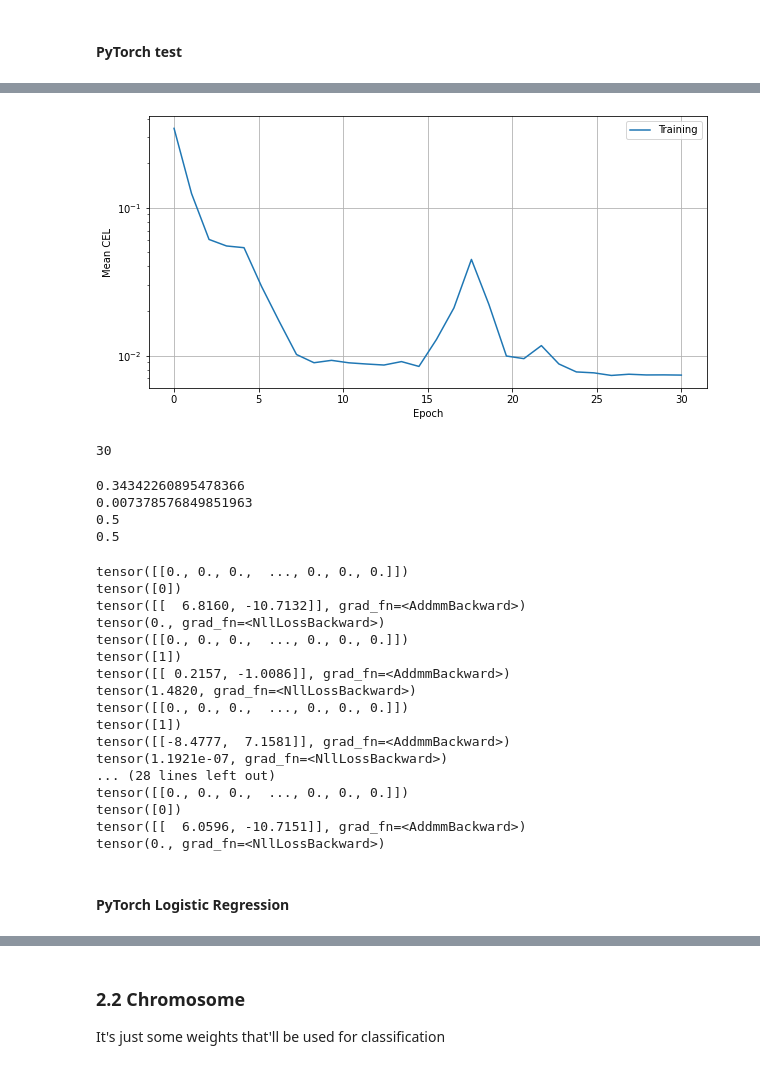
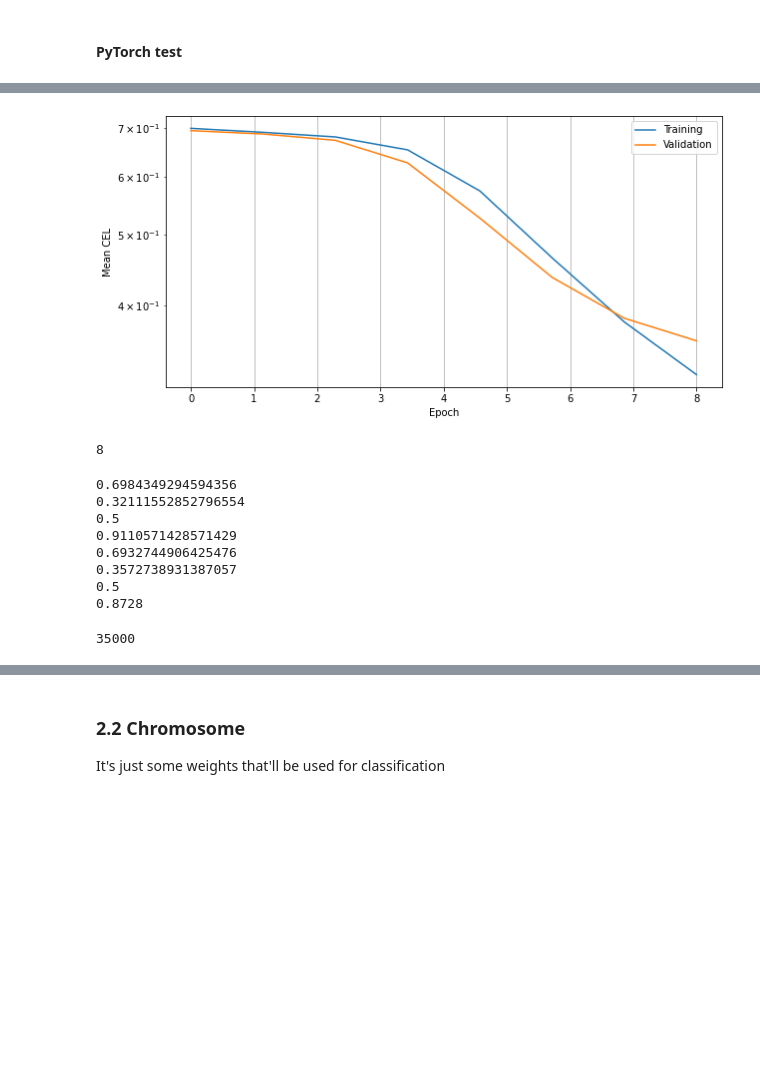
Before and after one commit to STProgrammer/GA-classification, a Jupyter notebook: GA-text-classification - pt-test.ipynb, the cells around one changed output, grey strips where cells are left out. Saved outputs shown, nothing was run; the diff lists cells and outputs as text; code cells hidden in the pictures; blank space fills up the shorter version.

Commit message:
tested with PyTorch, built model

```diff
--- a/GA-text-classification - pt-test.ipynb
+++ b/GA-text-classification - pt-test.ipynb
@@ -852,14 +816,22 @@ num_epochs = 30
 
 criterion = nn.CrossEntropyLoss()
 # %%
-train_torch = np.c_[X_valid, Y_valid]
+train_torch = np.c_[X_train, Y_train]
 
 train_torch = torch.from_numpy(train_torch)
 train_torch = torch.tensor(train_torch, dtype=torch.float)
+
+valid_torch = np.c_[X_valid, Y_valid]
+
+valid_torch = torch.from_numpy(valid_torch)
+valid_torch = torch.tensor(valid_torch, dtype=torch.float)
 # %%
 train_loader = torch.utils.data.DataLoader(train_torch, batch_size=1, shuffle=True)
+valid_loader = torch.utils.data.DataLoader(valid_torch, batch_size=1, shuffle=True)
 # %%
-model = nn.Sequential(nn.Linear(len(vocab), 8),
+model = nn.Sequential(nn.Linear(len(vocab), 16),
+                      nn.ReLU(),
+                      nn.Linear(16, 8),
                       nn.ReLU(),
                       nn.Linear(8, 8),
                       nn.ReLU(),
@@ -888,5 +842,5 @@ tensor(0.5416, grad_fn=<NllLossBackward>)
 # %%
-sgd_results, accuracies = training(num_epochs, model, optimizer, criterion, train_loader)
+sgd_results, accuracies, sgd_results_valid, accuracies_valid = training(num_epochs, model, optimizer, criterion, train_loader, valid_loader, len(vocab))
 # %%
 len(sgd_results)
 # %% [output]
@@ -894,69 +848,40 @@ len(sgd_results)
 # %%
 x_axis = np.linspace(0, num_epochs, num_epochs)
 
 fig, ax = plt.subplots(figsize=(10,5))
 ax.plot(x_axis, sgd_results, label='Training')
+ax.plot(x_axis, sgd_results_valid, label='Validation')
 ax.set_ylabel("Mean CEL")
 ax.set_xlabel("Epoch")
 ax.grid()
 
 ax.set_yscale('log')
 #ax.set_xscale('log')
 
 plt.legend()
 
 plt.show()
 len(sgd_results)
 # %% [output]
-[figure, old version]
+[figure, new version]
-30
+8
 # %%
 print(sgd_results[0])
 print(sgd_results[-1])
 print(accuracies[0])
 print(accuracies[-1])
+print(sgd_results_valid[0])
+print(sgd_results_valid[-1])
+print(accuracies_valid[0])
+print(accuracies_valid[-1])
+len(train_loader)
 # %% [output]
-0.34342260895478366
-0.007378576849851963
+0.6984349294594356
+0.32111552852796554
 0.5
+0.9110571428571429
+0.6932744906425476
+0.3572738931387057
 0.5
+0.8728
+35000
-# %%
-i = 0
-model.eval()
-for batch in train_loader:
-        vector = batch[:, :len(vocab)]
-        print(vector)
-        labels = batch[:, len(vocab)]
-        labels = torch.tensor(labels, dtype=torch.long)
-        print(labels)
-        # This will prevent the gradient descents from the previous batches to accumulate. Without this the weight will get updated with the sum of
-        # all previos gradient descents, instead of the gradient descents on the current batch.
-        optimizer.zero_grad()
-        output = model(vector) # prediction / output from the model
-        print(output)
-
-        loss = criterion(output, labels)  # We calculate the loss here
-        print(loss)
-        i += 1
-        if i > 10:
-            break
-# %% [output]
-tensor([[0., 0., 0.,  ..., 0., 0., 0.]])
-tensor([0])
-tensor([[  6.8160, -10.7132]], grad_fn=<AddmmBackward>)
-tensor(0., grad_fn=<NllLossBackward>)
-tensor([[0., 0., 0.,  ..., 0., 0., 0.]])
-tensor([1])
-tensor([[ 0.2157, -1.0086]], grad_fn=<AddmmBackward>)
-tensor(1.4820, grad_fn=<NllLossBackward>)
-tensor([[0., 0., 0.,  ..., 0., 0., 0.]])
-tensor([1])
-tensor([[-8.4777,  7.1581]], grad_fn=<AddmmBackward>)
-tensor(1.1921e-07, grad_fn=<NllLossBackward>)
-... (28 lines left out)
-tensor([[0., 0., 0.,  ..., 0., 0., 0.]])
-tensor([0])
-tensor([[  6.0596, -10.7151]], grad_fn=<AddmmBackward>)
-tensor(0., grad_fn=<NllLossBackward>)
-# %% [markdown]
-#### PyTorch Logistic Regression
```
Also changed, not shown: parts of 40 cells of this notebook, 2 other files.
